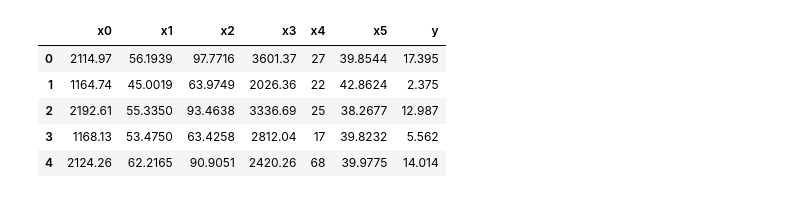
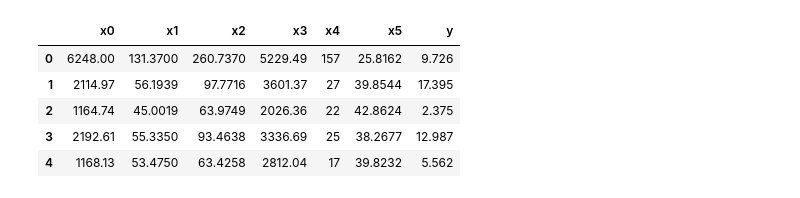
Before and after one commit to OHrydko/Machine-Learning-Labs, a Jupyter notebook: lab1/lab1.ipynb, the cells around one changed output. Saved outputs shown, nothing was run; the diff lists cells and outputs as text; code cells hidden in the pictures.

```diff
--- a/lab1/lab1.ipynb
+++ b/lab1/lab1.ipynb
@@ -5,12 +5,12 @@ import matplotlib.pyplot as plt
 import scipy.stats as sts
 # %%
 df = pd.read_csv('https://raw.githubusercontent.com/OHrydko/Machine-Learning-Labs/master/lab1/MP-07-Hrydko.csv',
-                 header=0, names=['x0', 'x1', 'x2', 'x3', 'x4', 'x5', 'y'], sep=';',engine='python')
+                 header= None, names=['x0', 'x1', 'x2', 'x3', 'x4', 'x5', 'y'], sep=';',engine='python')
 df.head()
 # %% [output]
 |  | x0 | x1 | x2 | x3 | x4 | x5 | y |
-| 0 | 2114.97 | 56.1939 | 97.7716 | 3601.37 | 27 | 39.8544 | 17.395 |
-| 1 | 1164.74 | 45.0019 | 63.9749 | 2026.36 | 22 | 42.8624 | 2.375 |
-| 2 | 2192.61 | 55.3350 | 93.4638 | 3336.69 | 25 | 38.2677 | 12.987 |
-| 3 | 1168.13 | 53.4750 | 63.4258 | 2812.04 | 17 | 39.8232 | 5.562 |
-| 4 | 2124.26 | 62.2165 | 90.9051 | 2420.26 | 68 | 39.9775 | 14.014 |
+| 0 | 6248.00 | 131.3700 | 260.7370 | 5229.49 | 157 | 25.8162 | 9.726 |
+| 1 | 2114.97 | 56.1939 | 97.7716 | 3601.37 | 27 | 39.8544 | 17.395 |
+| 2 | 1164.74 | 45.0019 | 63.9749 | 2026.36 | 22 | 42.8624 | 2.375 |
+| 3 | 2192.61 | 55.3350 | 93.4638 | 3336.69 | 25 | 38.2677 | 12.987 |
+| 4 | 1168.13 | 53.4750 | 63.4258 | 2812.04 | 17 | 39.8232 | 5.562 |
```
Also changed, not shown: parts of 6 cells of this notebook, 3 other files.
